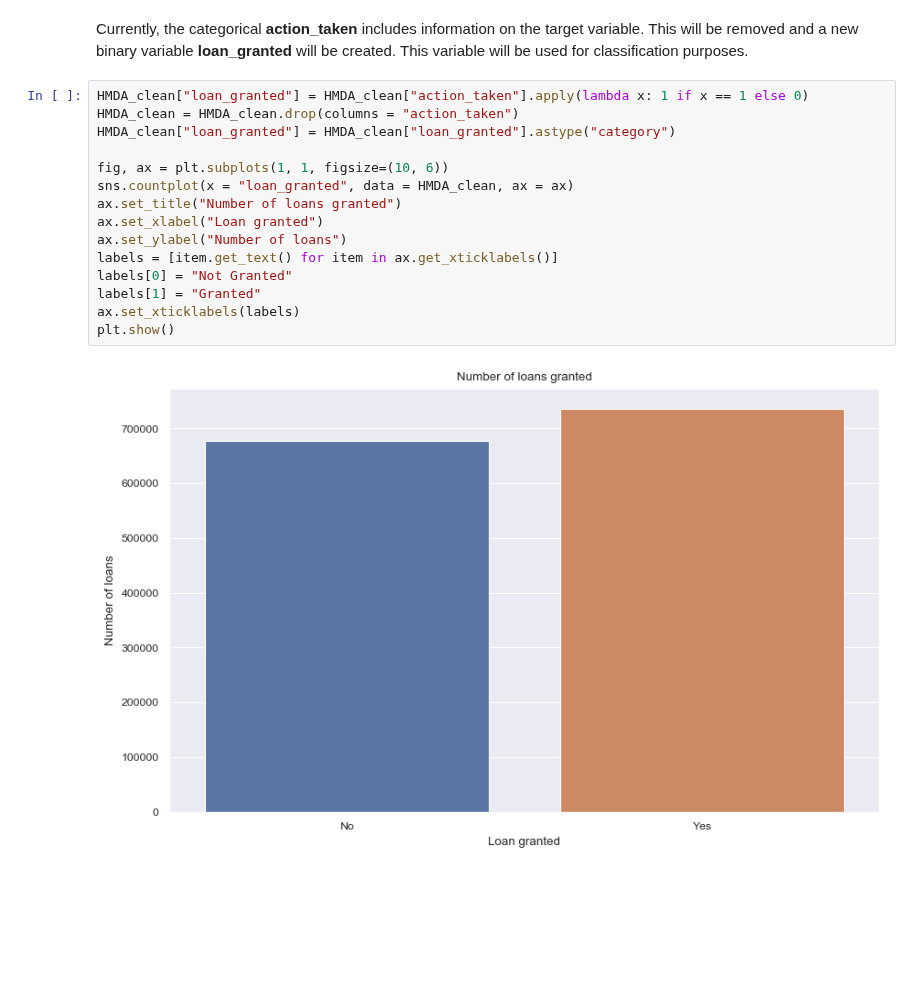
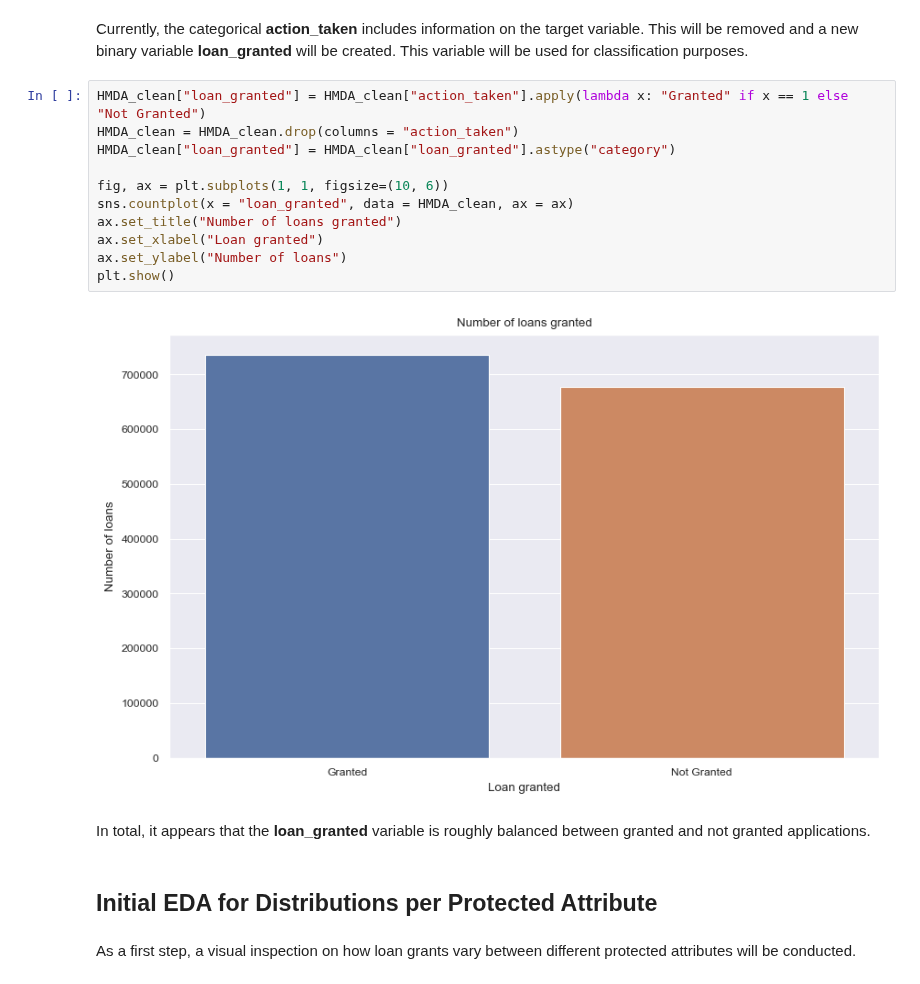
Before and after one commit to HaukeSchwarz/Thesis, a Jupyter notebook: notebooks/Main_Data_Analysis_Pipeline_2.ipynb, the cells around one changed output. Cells and saved outputs as stored; diff of their text form; blank space fills up the shorter version.

```diff
--- a/notebooks/Main_Data_Analysis_Pipeline_2.ipynb
+++ b/notebooks/Main_Data_Analysis_Pipeline_2.ipynb
@@ -34,19 +34,21 @@ HMDA_clean[cat_cols] = HMDA_clean[cat_cols].astype("category")
 # %% [markdown]
 Currently, the categorical **action_taken** includes information on the target variable. This will be removed and a new binary variable **loan_granted** will be created. This variable will be used for classification purposes.
 # %%
-HMDA_clean["loan_granted"] = HMDA_clean["action_taken"].apply(lambda x: 1 if x == 1 else 0)
+HMDA_clean["loan_granted"] = HMDA_clean["action_taken"].apply(lambda x: "Granted" if x == 1 else "Not Granted")
 HMDA_clean = HMDA_clean.drop(columns = "action_taken")
 HMDA_clean["loan_granted"] = HMDA_clean["loan_granted"].astype("category")
 
 fig, ax = plt.subplots(1, 1, figsize=(10, 6))
 sns.countplot(x = "loan_granted", data = HMDA_clean, ax = ax)
 ax.set_title("Number of loans granted")
 ax.set_xlabel("Loan granted")
 ax.set_ylabel("Number of loans")
-labels = [item.get_text() for item in ax.get_xticklabels()]
-labels[0] = "Not Granted"
-labels[1] = "Granted"
-ax.set_xticklabels(labels)
 plt.show()
 # %% [output]
-[figure, old version]
+[figure, new version]
+# %% [markdown]
+In total, it appears that the **loan_granted** variable is roughly balanced between granted and not granted applications.
+# %% [markdown]
+## Initial EDA for Distributions per Protected Attribute
+# %% [markdown]
+As a first step, a visual inspection on how loan grants vary between different protected attributes will be conducted.
```
Also changed, not shown: parts of 9 cells of this notebook.
